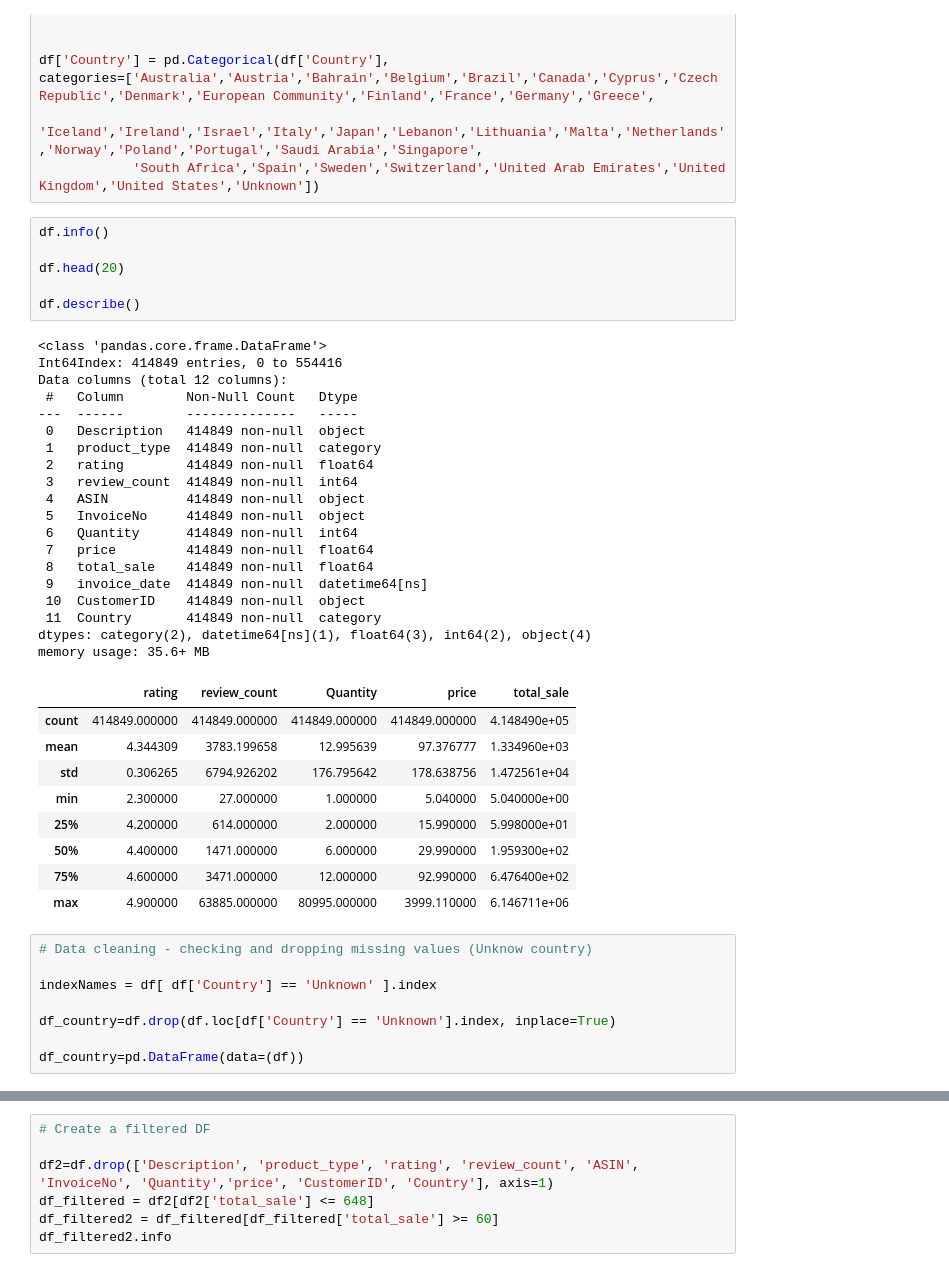
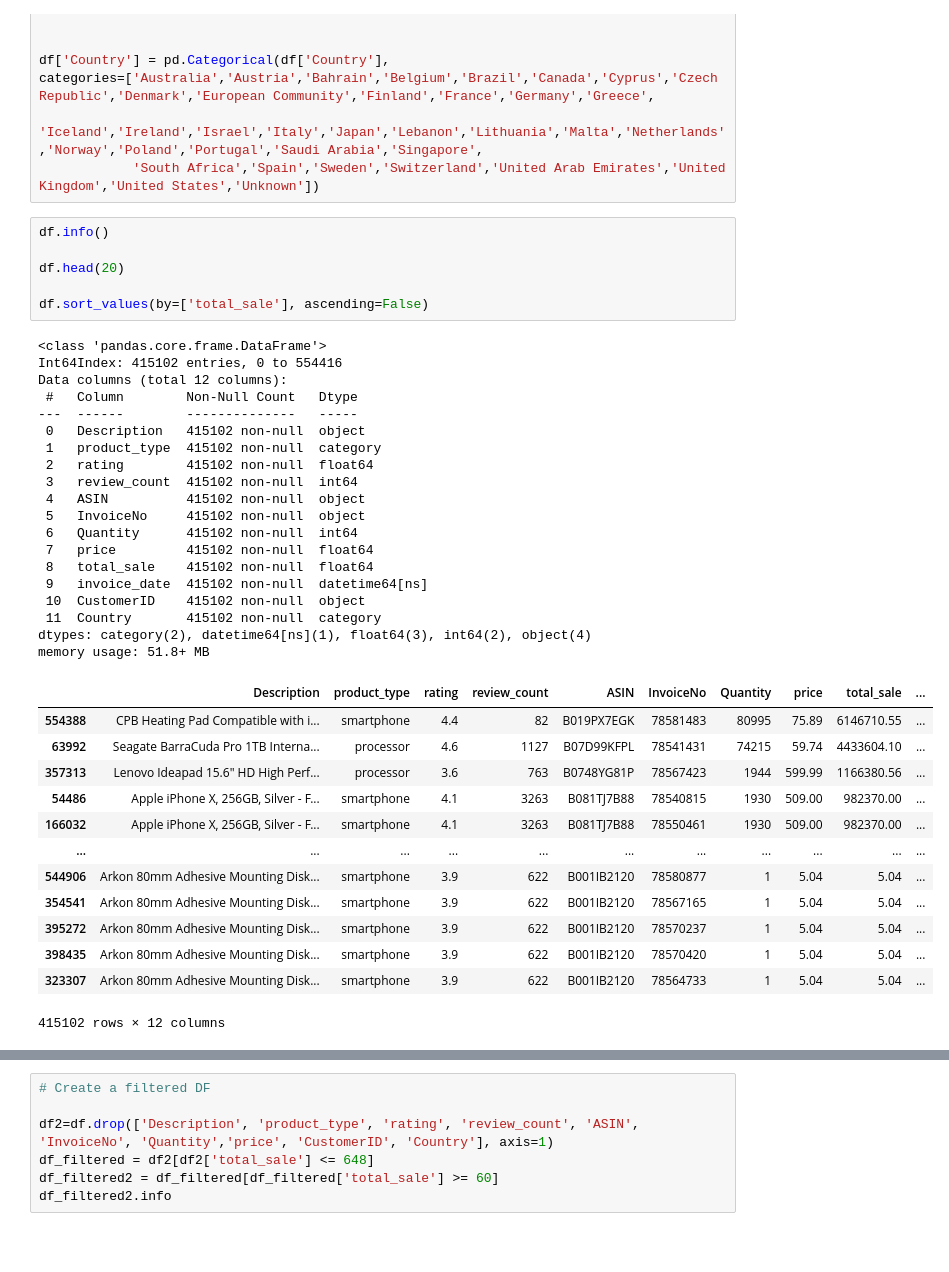
Before and after one commit to Jacopo-Spadon/E-Commerce, a Jupyter notebook: Ecom20too.ipynb, the cells around one changed output, grey strips where cells are left out. Cells and saved outputs as stored; diff of their text form; blank space fills up the shorter version.

```diff
--- a/Ecom20too.ipynb
+++ b/Ecom20too.ipynb
@@ -163,43 +163,39 @@ categories=['Australia','Austria','Bahrain','Belgium','Brazil','Canada','Cyprus'
 # %%
 df.info()
 
 df.head(20)
 
-df.describe()
+df.sort_values(by=['total_sale'], ascending=False)
 # %% [output]
 <class 'pandas.core.frame.DataFrame'>
-Int64Index: 414849 entries, 0 to 554416
+Int64Index: 415102 entries, 0 to 554416
 Data columns (total 12 columns):
  #   Column        Non-Null Count   Dtype
 ---  ------        --------------   -----
- 0   Description   414849 non-null  object
- 1   product_type  414849 non-null  category
- 2   rating        414849 non-null  float64
- 3   review_count  414849 non-null  int64
- 4   ASIN          414849 non-null  object
- 5   InvoiceNo     414849 non-null  object
- 6   Quantity      414849 non-null  int64
- 7   price         414849 non-null  float64
- 8   total_sale    414849 non-null  float64
- 9   invoice_date  414849 non-null  datetime64[ns]
- 10  CustomerID    414849 non-null  object
- 11  Country       414849 non-null  category
+ 0   Description   415102 non-null  object
+ 1   product_type  415102 non-null  category
+ 2   rating        415102 non-null  float64
+ 3   review_count  415102 non-null  int64
+ 4   ASIN          415102 non-null  object
+ 5   InvoiceNo     415102 non-null  object
+ 6   Quantity      415102 non-null  int64
+ 7   price         415102 non-null  float64
+ 8   total_sale    415102 non-null  float64
+ 9   invoice_date  415102 non-null  datetime64[ns]
+ 10  CustomerID    415102 non-null  object
+ 11  Country       415102 non-null  category
 dtypes: category(2), datetime64[ns](1), float64(3), int64(2), object(4)
-memory usage: 35.6+ MB
+memory usage: 51.8+ MB
-|  | rating | review_count | Quantity | price | total_sale |
-| count | 414849.000000 | 414849.000000 | 414849.000000 | 414849.000000 | 4.148490e+05 |
-| mean | 4.344309 | 3783.199658 | 12.995639 | 97.376777 | 1.334960e+03 |
-| std | 0.306265 | 6794.926202 | 176.795642 | 178.638756 | 1.472561e+04 |
-| min | 2.300000 | 27.000000 | 1.000000 | 5.040000 | 5.040000e+00 |
-| 25% | 4.200000 | 614.000000 | 2.000000 | 15.990000 | 5.998000e+01 |
-| 50% | 4.400000 | 1471.000000 | 6.000000 | 29.990000 | 1.959300e+02 |
-| 75% | 4.600000 | 3471.000000 | 12.000000 | 92.990000 | 6.476400e+02 |
-| max | 4.900000 | 63885.000000 | 80995.000000 | 3999.110000 | 6.146711e+06 |
+|  | Description | product_type | rating | review_count | ASIN | InvoiceNo | Quantity | price | total_sale | ... |
+| 554388 | CPB Heating Pad Compatible with i... | smartphone | 4.4 | 82 | B019PX7EGK | 78581483 | 80995 | 75.89 | 6146710.55 | ... |
+| 63992 | Seagate BarraCuda Pro 1TB Interna... | processor | 4.6 | 1127 | B07D99KFPL | 78541431 | 74215 | 59.74 | 4433604.10 | ... |
+| 357313 | Lenovo Ideapad 15.6" HD High Perf... | processor | 3.6 | 763 | B0748YG81P | 78567423 | 1944 | 599.99 | 1166380.56 | ... |
+| 54486 | Apple iPhone X, 256GB, Silver - F... | smartphone | 4.1 | 3263 | B081TJ7B88 | 78540815 | 1930 | 509.00 | 982370.00 | ... |
+| 166032 | Apple iPhone X, 256GB, Silver - F... | smartphone | 4.1 | 3263 | B081TJ7B88 | 78550461 | 1930 | 509.00 | 982370.00 | ... |
+| ... | ... | ... | ... | ... | ... | ... | ... | ... | ... | ... |
+| 544906 | Arkon 80mm Adhesive Mounting Disk... | smartphone | 3.9 | 622 | B001IB2120 | 78580877 | 1 | 5.04 | 5.04 | ... |
+| 354541 | Arkon 80mm Adhesive Mounting Disk... | smartphone | 3.9 | 622 | B001IB2120 | 78567165 | 1 | 5.04 | 5.04 | ... |
+| 395272 | Arkon 80mm Adhesive Mounting Disk... | smartphone | 3.9 | 622 | B001IB2120 | 78570237 | 1 | 5.04 | 5.04 | ... |
+| 398435 | Arkon 80mm Adhesive Mounting Disk... | smartphone | 3.9 | 622 | B001IB2120 | 78570420 | 1 | 5.04 | 5.04 | ... |
+| 323307 | Arkon 80mm Adhesive Mounting Disk... | smartphone | 3.9 | 622 | B001IB2120 | 78564733 | 1 | 5.04 | 5.04 | ... |
+415102 rows × 12 columns
-# %%
-# Data cleaning - checking and dropping missing values (Unknow country)
-
-indexNames = df[ df['Country'] == 'Unknown' ].index
-
-df_country=df.drop(df.loc[df['Country'] == 'Unknown'].index, inplace=True)
-
-df_country=pd.DataFrame(data=(df))
```
Also changed, not shown: parts of 7 cells of this notebook.
